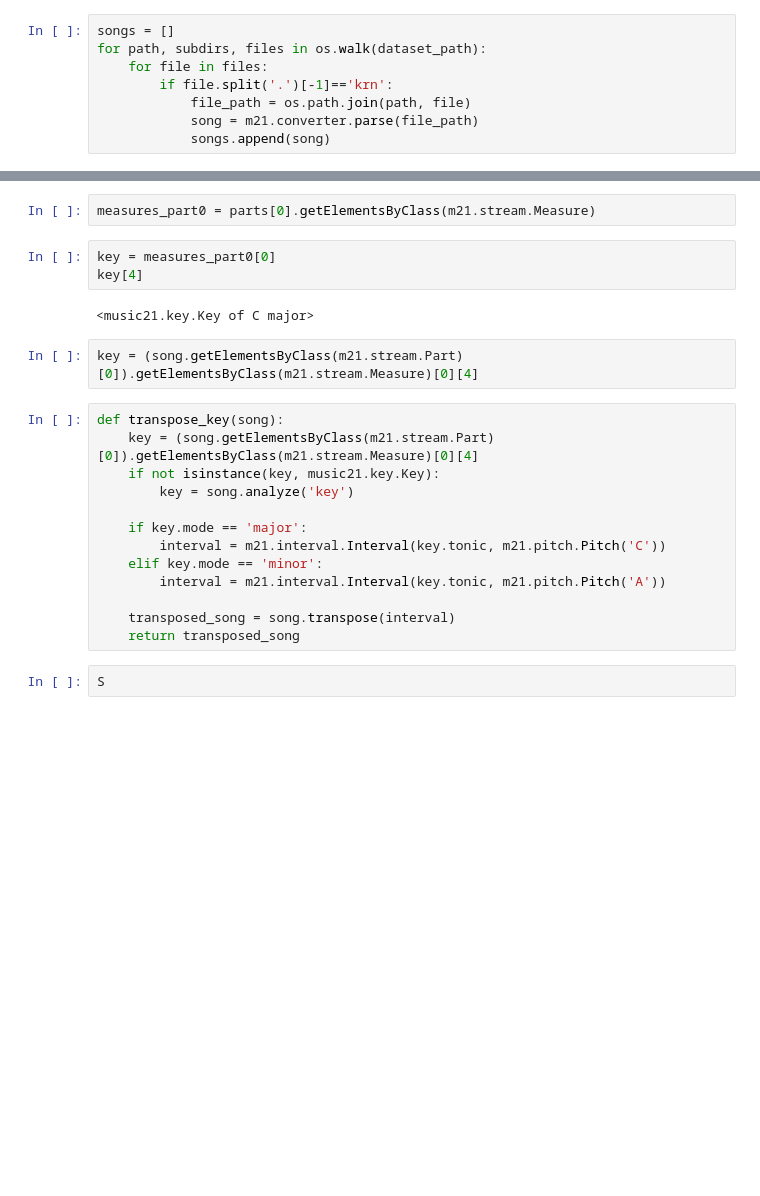
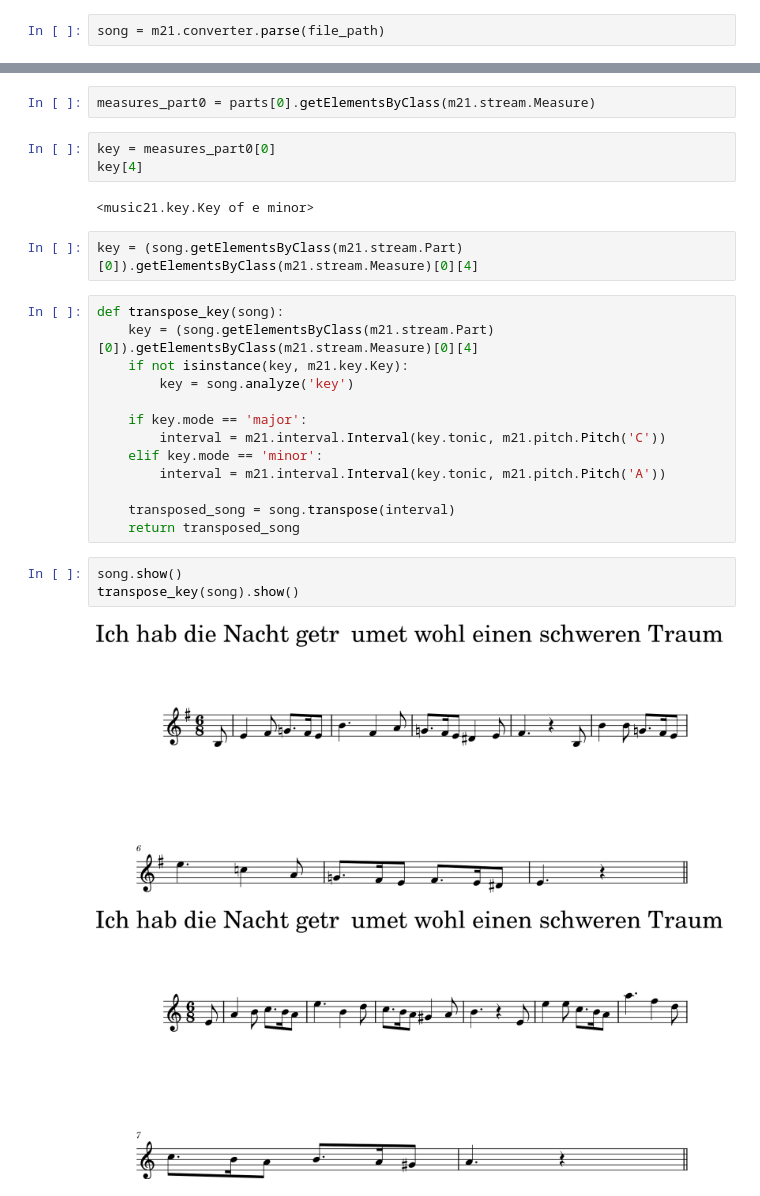
Before and after one commit to Clement1103/data_science_projects, a Jupyter notebook: DL_projects/melody_generation/melody_generation.ipynb, the cells around one changed output, grey strips where cells are left out. Cells and saved outputs as stored; diff of their text form; blank space fills up the shorter version.

```diff
--- a/DL_projects/melody_generation/melody_generation.ipynb
+++ b/DL_projects/melody_generation/melody_generation.ipynb
@@ -10,8 +12,2 @@ dataset_path = './deutschl/test'
 # %%
-songs = []
-for path, subdirs, files in os.walk(dataset_path):
-    for file in files:
-        if file.split('.')[-1]=='krn':
-            file_path = os.path.join(path, file)
-            song = m21.converter.parse(file_path)
-            songs.append(song)
+song = m21.converter.parse(file_path)
@@ -57,13 +88,13 @@ measures_part0 = parts[0].getElementsByClass(m21.stream.Measure)
 key = measures_part0[0]
 key[4]
 # %% [output]
-<music21.key.Key of C major>
+<music21.key.Key of e minor>
 # %%
 key = (song.getElementsByClass(m21.stream.Part)[0]).getElementsByClass(m21.stream.Measure)[0][4]
 # %%
 def transpose_key(song):
     key = (song.getElementsByClass(m21.stream.Part)[0]).getElementsByClass(m21.stream.Measure)[0][4]
-    if not isinstance(key, music21.key.Key):
+    if not isinstance(key, m21.key.Key):
         key = song.analyze('key')
 
     if key.mode == 'major':
@@ -74,4 +105,8 @@ def transpose_key(song):
     transposed_song = song.transpose(interval)
     return transposed_song
 # %%
-S
+song.show()
+transpose_key(song).show()
+# %% [output]
+[figure, added]
+[figure, added]
```
Also changed, not shown: parts of 9 cells of this notebook.
